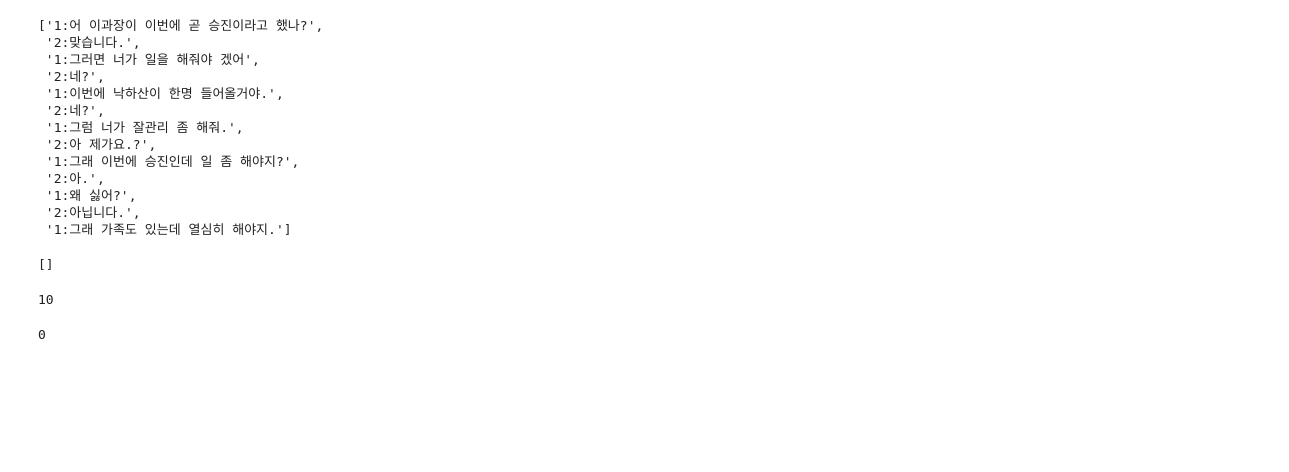
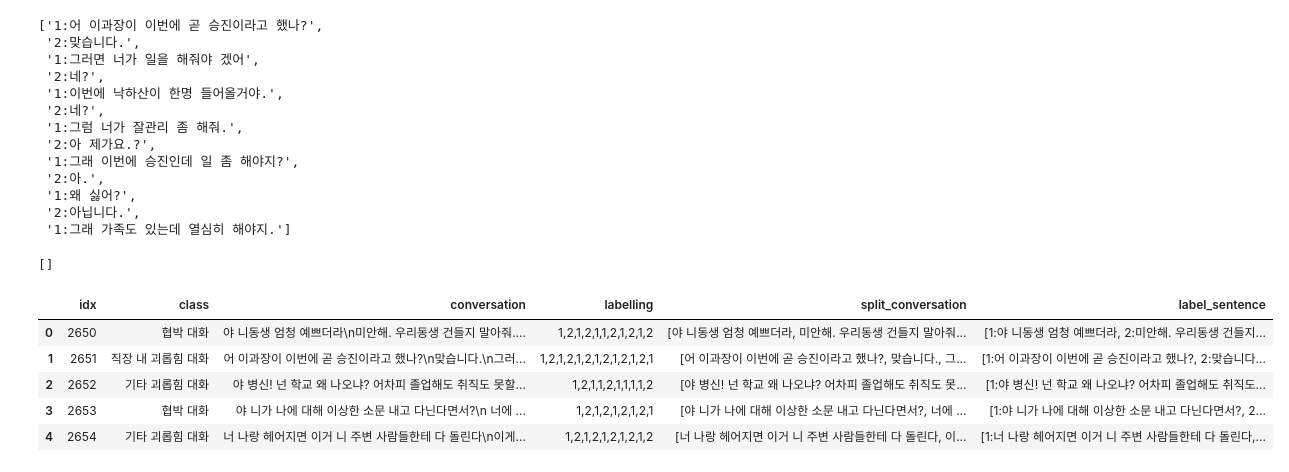
Before and after one commit to RealMyeong/AIFFELTHON, a Jupyter notebook: JinMyeong/data_labelling.ipynb, the cells around one changed output. Saved outputs shown, nothing was run; the diff lists cells and outputs as text; code cells hidden in the pictures; blank space fills up the shorter version.

```diff
--- a/JinMyeong/data_labelling.ipynb
+++ b/JinMyeong/data_labelling.ipynb
@@ -234,7 +291,3 @@ label_sentence_3[1]
 error_sentence_3
 # %% [output]
 []
-# %%
-data_3.duplicated(['conversation']).sum()
-# %% [output]
-10
@@ -243,4 +294,10 @@ data_3.drop_duplicates(['conversation'], keep='first', inplace=True)
-# %%
-data_3.duplicated(['conversation']).sum()
-# %% [output]
-0
+# %%
+data_3.insert(5, 'label_sentence', label_sentence_3)
+data_3.head()
+# %% [output]
+|  | idx | class | conversation | labelling | split_conversation | label_sentence |
+| 0 | 2650 | 협박 대화 | 야 니동생 엄청 예쁘더라\n미안해. 우리동생 건들지 말아줘.... | 1,2,1,2,1,1,2,1,2,1,2 | [야 니동생 엄청 예쁘더라, 미안해. 우리동생 건들지 말아줘... | [1:야 니동생 엄청 예쁘더라, 2:미안해. 우리동생 건들지... |
+| 1 | 2651 | 직장 내 괴롭힘 대화 | 어 이과장이 이번에 곧 승진이라고 했나?\n맞습니다.\n그러... | 1,2,1,2,1,2,1,2,1,2,1,2,1 | [어 이과장이 이번에 곧 승진이라고 했나?, 맞습니다., 그... | [1:어 이과장이 이번에 곧 승진이라고 했나?, 2:맞습니다... |
+| 2 | 2652 | 기타 괴롭힘 대화 | 야 병신! 넌 학교 왜 나오냐? 어차피 졸업해도 취직도 못할... | 1,2,1,1,2,1,1,1,1,2 | [야 병신! 넌 학교 왜 나오냐? 어차피 졸업해도 취직도 못... | [1:야 병신! 넌 학교 왜 나오냐? 어차피 졸업해도 취직도... |
+| 3 | 2653 | 협박 대화 | 야 니가 나에 대해 이상한 소문 내고 다닌다면서?\n 너에 ... | 1,2,1,2,1,2,1,2,1 | [야 니가 나에 대해 이상한 소문 내고 다닌다면서?, 너에 ... | [1:야 니가 나에 대해 이상한 소문 내고 다닌다면서?, 2... |
+| 4 | 2654 | 기타 괴롭힘 대화 | 너 나랑 헤어지면 이거 니 주변 사람들한테 다 돌린다\n이게... | 1,2,1,2,1,2,1,2,1,2 | [너 나랑 헤어지면 이거 니 주변 사람들한테 다 돌린다, 이... | [1:너 나랑 헤어지면 이거 니 주변 사람들한테 다 돌린다,... |
```
Also changed, not shown: parts of 19 cells of this notebook.
